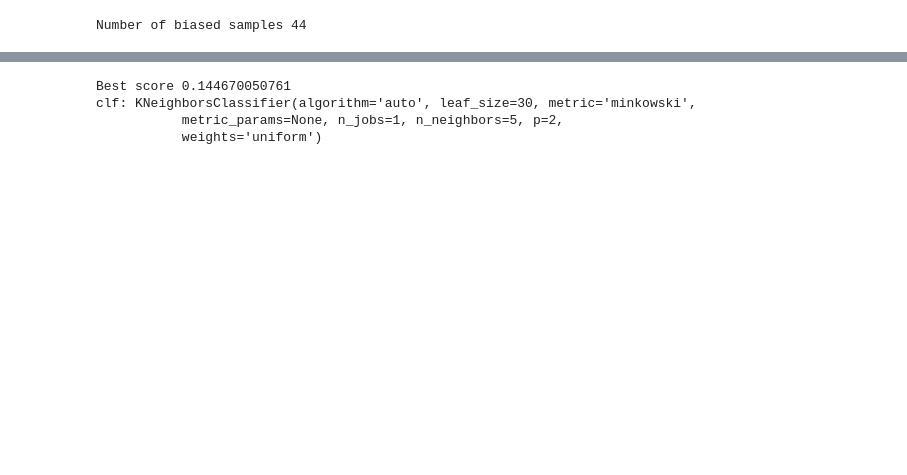
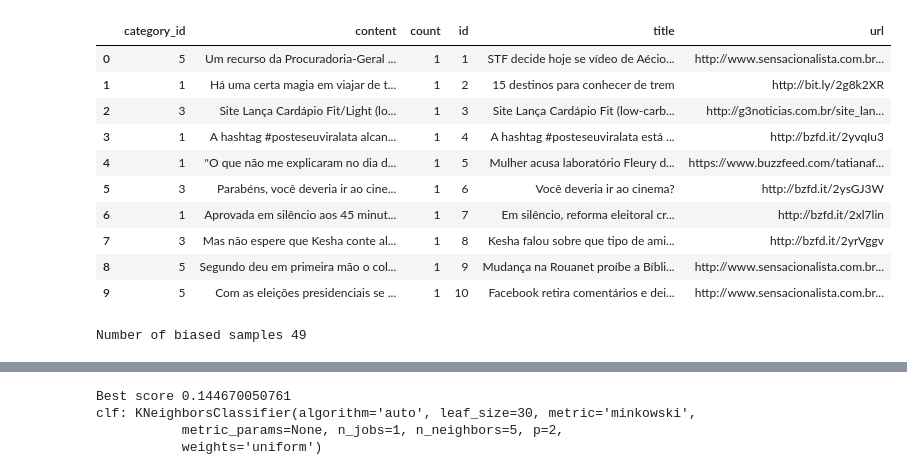
Before and after one commit to fake-news-detector/fake-news-detector, a Jupyter notebook: notebooks/ExtremelyBiased.ipynb, the cells around one changed output, grey strips where cells are left out. Cells and saved outputs as stored; diff of their text form; code cells hidden in the pictures; blank space fills up the shorter version.

Commit message:
New experiments using content to increase scores

```diff
--- a/notebooks/ExtremelyBiased.ipynb
+++ b/notebooks/ExtremelyBiased.ipynb
@@ -1,20 +1,35 @@
 # %%
 import pandas as pd
 
 df = pd.read_json("http://fake-news-detector-api.herokuapp.com/links/all")
+
+df[0:10]
+# %% [output]
+|  | category_id | content | count | id | title | url |
+| 0 | 5 | Um recurso da Procuradoria-Geral ... | 1 | 1 | STF decide hoje se vídeo de Aécio... | http://www.sensacionalista.com.br... |
+| 1 | 1 | Há uma certa magia em viajar de t... | 1 | 2 | 15 destinos para conhecer de trem | http://bit.ly/2g8k2XR |
+| 2 | 3 | Site Lança Cardápio Fit/Light (lo... | 1 | 3 | Site Lança Cardápio Fit (low-carb... | http://g3noticias.com.br/site_lan... |
+| 3 | 1 | A hashtag #posteseuviralata alcan... | 1 | 4 | A hashtag #posteseuviralata está ... | http://bzfd.it/2yvqIu3 |
+| 4 | 1 | "O que não me explicaram no dia d... | 1 | 5 | Mulher acusa laboratório Fleury d... | https://www.buzzfeed.com/tatianaf... |
+| 5 | 3 | Parabéns, você deveria ir ao cine... | 1 | 6 | Você deveria ir ao cinema? | http://bzfd.it/2ysGJ3W |
+| 6 | 1 | Aprovada em silêncio aos 45 minut... | 1 | 7 | Em silêncio, reforma eleitoral cr... | http://bzfd.it/2xl7lin |
+| 7 | 3 | Mas não espere que Kesha conte al... | 1 | 8 | Kesha falou sobre que tipo de ami... | http://bzfd.it/2yrVggv |
+| 8 | 5 | Segundo deu em primeira mão o col... | 1 | 9 | Mudança na Rouanet proíbe a Bíbli... | http://www.sensacionalista.com.br... |
+| 9 | 5 | Com as eleições presidenciais se ... | 1 | 10 | Facebook retira comentários e dei... | http://www.sensacionalista.com.br... |
 # %%
 from sklearn.model_selection import train_test_split
 
 df.dropna(subset=["title"], inplace=True)
+df.dropna(subset=["content"], inplace=True)
 
 df["is_biased"] = [cid == 4 for cid in df["category_id"]]
 
-X = df["title"]
+X = df[["title", "content"]]
 y = df["is_biased"]
 
 print("Number of biased samples", len(df[df["is_biased"] == True]))
 # %% [output]
-Number of biased samples 44
+Number of biased samples 49
 # %%
 from sklearn.feature_extraction.text import CountVectorizer
 from sklearn.feature_extraction.text import TfidfTransformer
```
Also changed, not shown: parts of 2 cells of this notebook.
